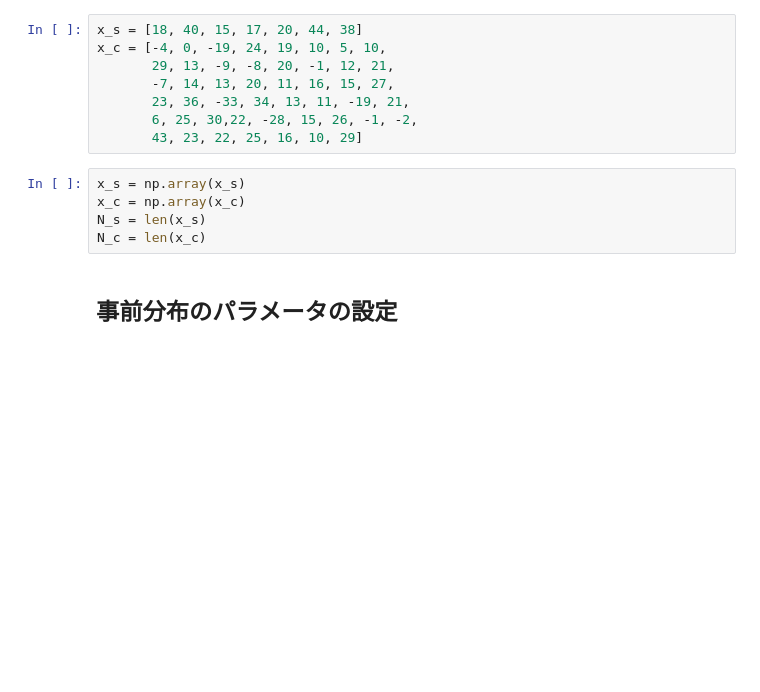
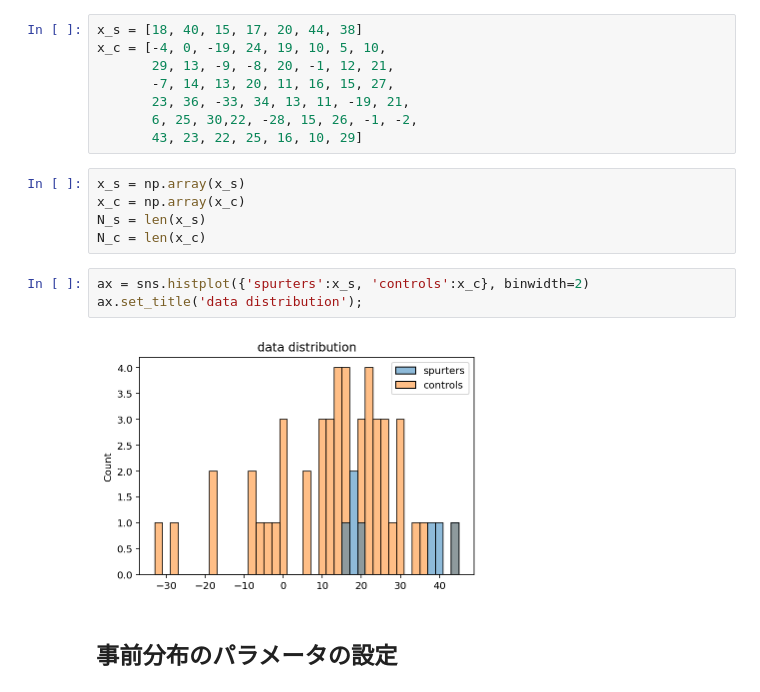
Before and after one commit to tomonari-masada/course2021-stats1, a Jupyter notebook: normalgamma_Rosenthal_and_Jacobson_1968.ipynb, the cells around one changed output. Saved outputs shown, nothing was run; the diff lists cells and outputs as text; blank space fills up the shorter version.

```diff
--- a/normalgamma_Rosenthal_and_Jacobson_1968.ipynb
+++ b/normalgamma_Rosenthal_and_Jacobson_1968.ipynb
@@ -51,6 +51,11 @@ x_s = np.array(x_s)
 x_c = np.array(x_c)
 N_s = len(x_s)
 N_c = len(x_c)
+# %%
+ax = sns.histplot({'spurters':x_s, 'controls':x_c}, binwidth=2)
+ax.set_title('data distribution');
+# %% [output]
+[figure, added]
 # %% [markdown]
 ## 事前分布のパラメータの設定
 # %% [markdown]
```
Also changed, not shown: parts of 15 cells of this notebook.
